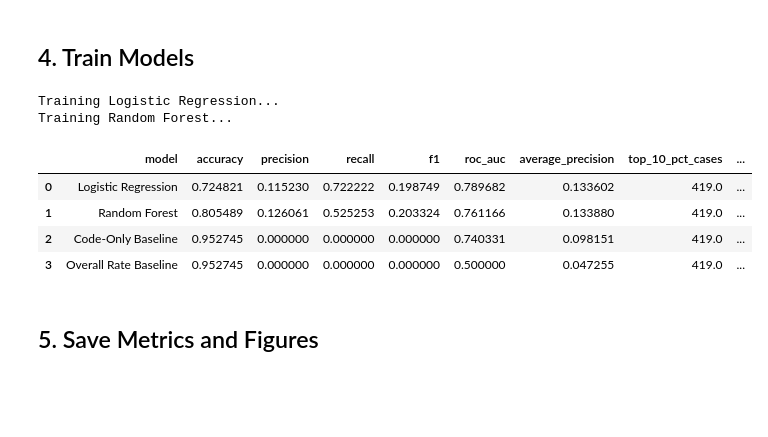
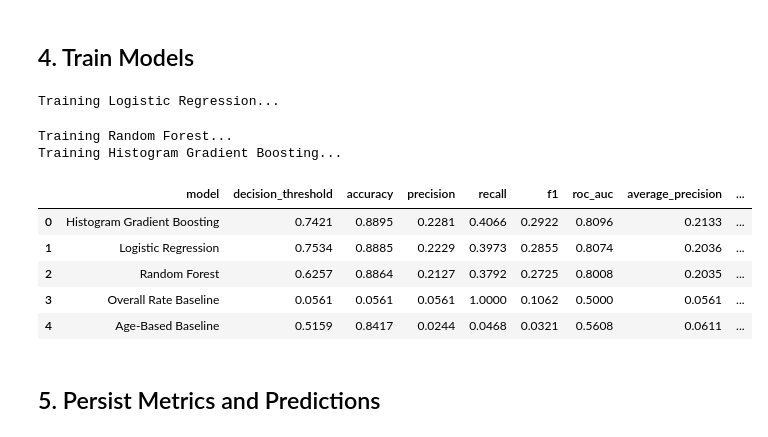
Before and after one commit to caiershuaige/cs506Xiaoluo-JiachengHe-renweiLi-Mengxing-Wang-Final-project, a Jupyter notebook: notebooks/05_modeling.ipynb, the cells around one changed output. Saved outputs shown, nothing was run; the diff lists cells and outputs as text; code cells hidden in the pictures; blank space fills up the shorter version.

```diff
--- a/notebooks/05_modeling.ipynb
+++ b/notebooks/05_modeling.ipynb
@@ -26,12 +33,12 @@ import seaborn as sns
 from IPython.display import display
 
 from sklearn.compose import ColumnTransformer
-from sklearn.ensemble import RandomForestClassifier
+from sklearn.ensemble import HistGradientBoostingClassifier, RandomForestClassifier
 from sklearn.impute import SimpleImputer
 from sklearn.linear_model import LogisticRegression
 from sklearn.metrics import (
     accuracy_score, average_precision_score, confusion_matrix, f1_score,
-    precision_score, recall_score, roc_auc_score
+    precision_recall_curve, precision_score, recall_score, roc_auc_score, roc_curve,
 )
 from sklearn.model_selection import train_test_split
 from sklearn.pipeline import Pipeline
@@ -46,8 +53,8 @@ PROCESSED_DIR = PROJECT_ROOT / 'data' / 'processed'
 FIGURES_DIR = PROJECT_ROOT / 'figures'
 FIGURES_DIR.mkdir(exist_ok=True)
 
-features_path = PROCESSED_DIR / 'violation_level_model_features.csv'
-metadata_path = PROCESSED_DIR / 'violation_level_feature_columns.json'
+features_path = PROCESSED_DIR / 'property_model_features.csv'
+metadata_path = PROCESSED_DIR / 'property_feature_columns.json'
 
 if not features_path.exists():
     raise FileNotFoundError(f'Missing feature table: {features_path}. Run Notebook 04 first.')
@@ -58,8 +65,12 @@ model_df = pd.read_csv(features_path, low_memory=False)
 metadata = json.loads(metadata_path.read_text())
 
 target_col = metadata['target']
-numeric_features = [col for col in metadata['numeric_features'] if col in model_df.columns]
-categorical_features = [col for col in metadata['categorical_features'] if col in model_df.columns]
+numeric_features = [c for c in metadata['numeric_features'] if c in model_df.columns]
+categorical_features = [c for c in metadata['categorical_features'] if c in model_df.columns]
+
+leaky = set(metadata.get('excluded_from_features_for_leakage', []))
+model_inputs = set(numeric_features) | set(categorical_features)
+assert model_inputs.isdisjoint(leaky), f'Leakage detected: {model_inputs & leaky}'
 
 model_df = model_df.dropna(subset=[target_col]).copy()
 model_df[target_col] = model_df[target_col].astype(int)
@@ -67,7 +78,7 @@ for col in categorical_features:
     model_df[col] = model_df[col].fillna('Missing').astype(str)
 
 print(f'Rows: {len(model_df):,}')
-print(f'Unresolved rate: {model_df[target_col].mean():.2%}')
+print(f'Violation rate: {model_df[target_col].mean():.2%}')
 print(f'Numeric features: {len(numeric_features)}')
 print(f'Categorical features: {len(categorical_features)}')
 # %% [output]
@@ -195,49 +220,51 @@ def code_only_risk(train_frame, test_frame, code_col='code_grouped'):
 # %%
 metric_rows = []
 prediction_frames = []
 fitted_models = {}
 
-# Baseline 1: same risk for every case.
+# Baseline 1: overall rate.
 overall_risk = np.repeat(y_train.mean(), len(y_test))
 metric_rows.append(evaluate('Overall Rate Baseline', y_test, overall_risk))
 prediction_frames.append(pd.DataFrame({
     'model': 'Overall Rate Baseline',
-    'actual_is_unresolved': y_test,
-    'predicted_unresolved_risk': overall_risk,
+    'actual_had_violation': y_test,
+    'predicted_violation_risk': overall_risk,
 }))
 
-# Baseline 2: historical unresolved rate by violation code group.
-code_risk = code_only_risk(train_df, test_df)
-metric_rows.append(evaluate('Code-Only Baseline', y_test, code_risk))
+# Baseline 2: age-based (older building = higher risk).
+age_risk = age_based_risk(train_df, test_df)
+metric_rows.append(evaluate('Age-Based Baseline', y_test, age_risk))
 prediction_frames.append(pd.DataFrame({
-    'model': 'Code-Only Baseline',
-    'actual_is_unresolved': y_test,
-    'predicted_unresolved_risk': code_risk,
+    'model': 'Age-Based Baseline',
+    'actual_had_violation': y_test,
+    'predicted_violation_risk': age_risk,
 }))
 
 # Supervised models.
 for name, pipeline in models.items():
     print(f'Training {name}...')
     fitted = pipeline.fit(X_train, y_train)
     fitted_models[name] = fitted
     risk = fitted.predict_proba(X_test)[:, 1]
-
     metric_rows.append(evaluate(name, y_test, risk))
     prediction_frames.append(pd.DataFrame({
         'model': name,
-        'actual_is_unresolved': y_test,
-        'predicted_unresolved_risk': risk,
+        'actual_had_violation': y_test,
+        'predicted_violation_risk': risk,
     }))
 
 metrics_df = pd.DataFrame(metric_rows).sort_values('top_10_pct_lift', ascending=False).reset_index(drop=True)
 predictions_df = pd.concat(prediction_frames, ignore_index=True)
+display(metrics_df.round(4))
 # %% [output]
 Training Logistic Regression...
-Training Random Forest...
+Training Random Forest...
+Training Histogram Gradient Boosting...
-|  | model | accuracy | precision | recall | f1 | roc_auc | average_precision | top_10_pct_cases | ... |
-| 0 | Logistic Regression | 0.724821 | 0.115230 | 0.722222 | 0.198749 | 0.789682 | 0.133602 | 419.0 | ... |
-| 1 | Random Forest | 0.805489 | 0.126061 | 0.525253 | 0.203324 | 0.761166 | 0.133880 | 419.0 | ... |
-| 2 | Code-Only Baseline | 0.952745 | 0.000000 | 0.000000 | 0.000000 | 0.740331 | 0.098151 | 419.0 | ... |
-| 3 | Overall Rate Baseline | 0.952745 | 0.000000 | 0.000000 | 0.000000 | 0.500000 | 0.047255 | 419.0 | ... |
+|  | model | decision_threshold | accuracy | precision | recall | f1 | roc_auc | average_precision | ... |
+| 0 | Histogram Gradient Boosting | 0.7421 | 0.8895 | 0.2281 | 0.4066 | 0.2922 | 0.8096 | 0.2133 | ... |
+| 1 | Logistic Regression | 0.7534 | 0.8885 | 0.2229 | 0.3973 | 0.2855 | 0.8074 | 0.2036 | ... |
+| 2 | Random Forest | 0.6257 | 0.8864 | 0.2127 | 0.3792 | 0.2725 | 0.8008 | 0.2035 | ... |
+| 3 | Overall Rate Baseline | 0.0561 | 0.0561 | 0.0561 | 1.0000 | 0.1062 | 0.5000 | 0.0561 | ... |
+| 4 | Age-Based Baseline | 0.5159 | 0.8417 | 0.0244 | 0.0468 | 0.0321 | 0.5608 | 0.0611 | ... |
 # %% [markdown]
-## 5. Save Metrics and Figures
+## 5. Persist Metrics and Predictions
```
Also changed, not shown: parts of 31 cells of this notebook, 42 other files.
